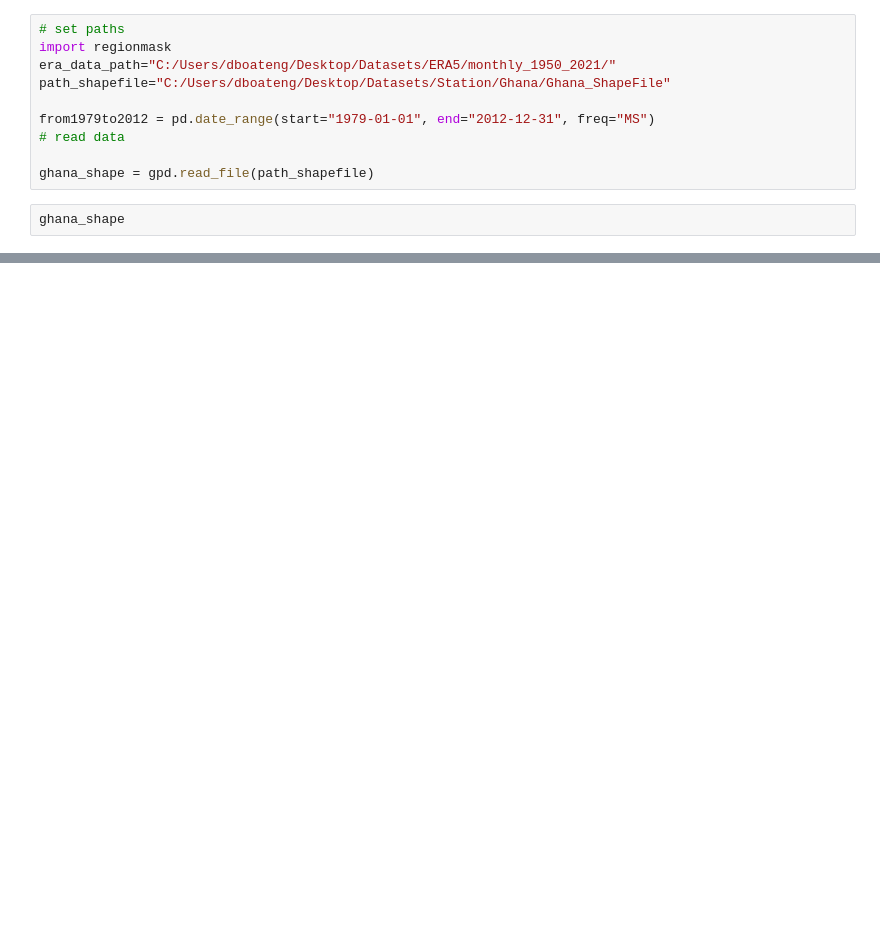
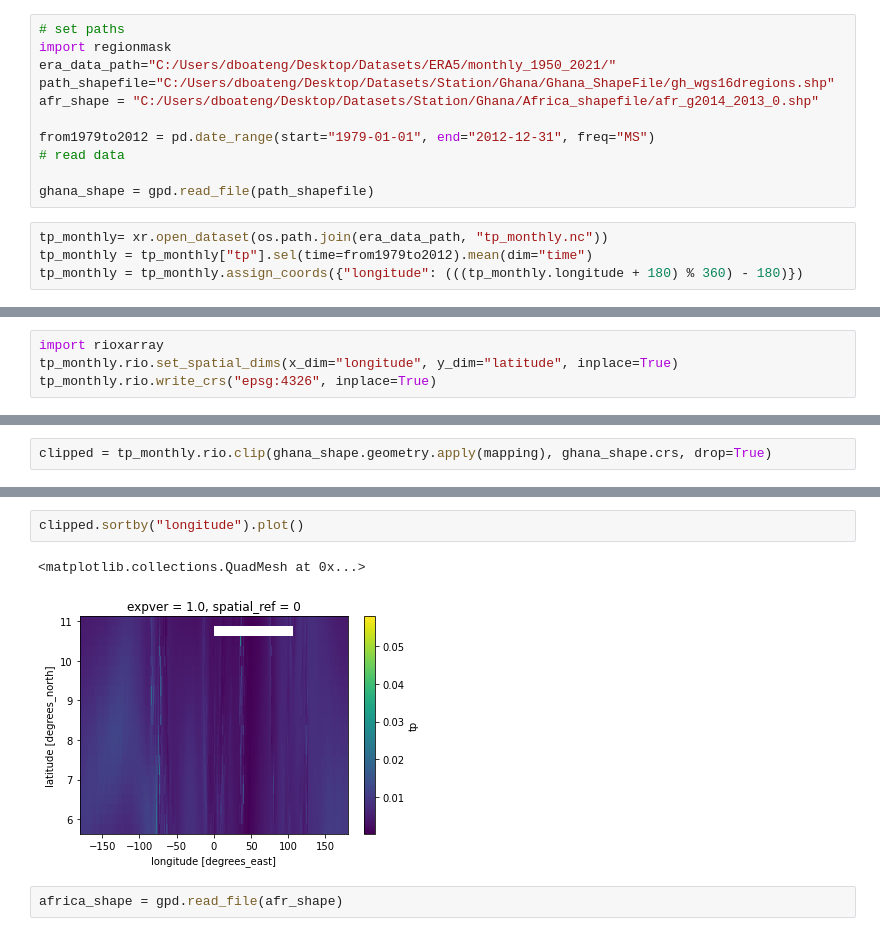
Before and after one commit to Dan-Boat/PyESD, a Jupyter notebook: examples/Ghana/Untitled.ipynb, the cells around one changed output, grey strips where cells are left out. Drawn from its saved outputs; the diff is of its cells as text; blank space fills up the shorter version.

```diff
--- a/examples/Ghana/Untitled.ipynb
+++ b/examples/Ghana/Untitled.ipynb
@@ -29,11 +38,14 @@ You should consider upgrading via the 'C:\Users\dboateng\Anaconda3\envs\Clip\pyt
 # set paths
 import regionmask
 era_data_path="C:/Users/dboateng/Desktop/Datasets/ERA5/monthly_1950_2021/"
-path_shapefile="C:/Users/dboateng/Desktop/Datasets/Station/Ghana/Ghana_ShapeFile"
+path_shapefile="C:/Users/dboateng/Desktop/Datasets/Station/Ghana/Ghana_ShapeFile/gh_wgs16dregions.shp"
+afr_shape = "C:/Users/dboateng/Desktop/Datasets/Station/Ghana/Africa_shapefile/afr_g2014_2013_0.shp"
 
 from1979to2012 = pd.date_range(start="1979-01-01", end="2012-12-31", freq="MS")
 # read data
 
 ghana_shape = gpd.read_file(path_shapefile)
 # %%
-ghana_shape
+tp_monthly= xr.open_dataset(os.path.join(era_data_path, "tp_monthly.nc"))
+tp_monthly = tp_monthly["tp"].sel(time=from1979to2012).mean(dim="time")
+tp_monthly = tp_monthly.assign_coords({"longitude": (((tp_monthly.longitude + 180) % 360) - 180)})
@@ -57,0 +52,4 @@ ghana_shape
+# %%
+import rioxarray
+tp_monthly.rio.set_spatial_dims(x_dim="longitude", y_dim="latitude", inplace=True)
+tp_monthly.rio.write_crs("epsg:4326", inplace=True)
@@ -57,0 +76,2 @@ ghana_shape
+# %%
+clipped = tp_monthly.rio.clip(ghana_shape.geometry.apply(mapping), ghana_shape.crs, drop=True)
@@ -57,0 +100,7 @@ ghana_shape
+# %%
+clipped.sortby("longitude").plot()
+# %% [output]
+<matplotlib.collections.QuadMesh at 0x...>
+[figure, added]
+# %%
+africa_shape = gpd.read_file(afr_shape)
```
Also changed, not shown: parts of 19 cells of this notebook, 11 other files.
